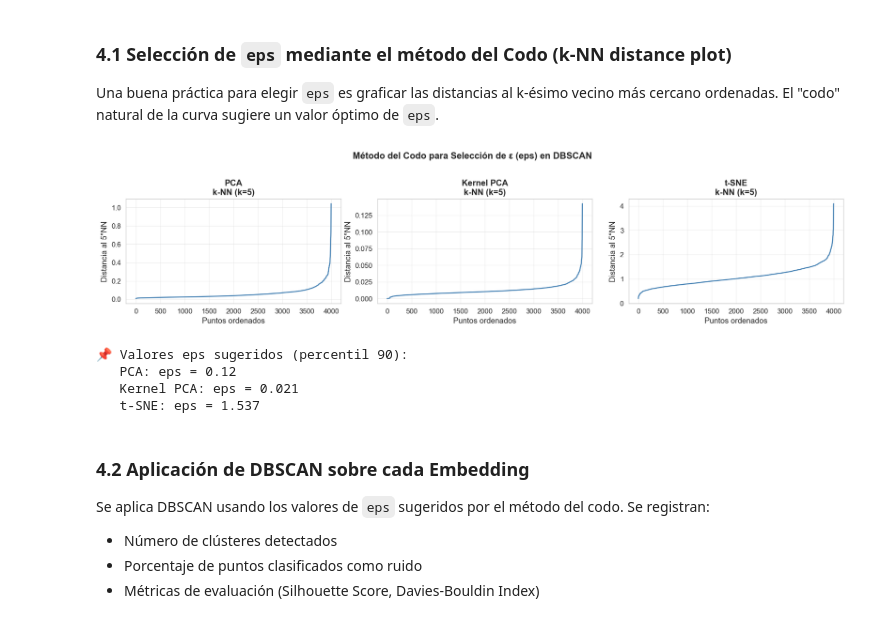
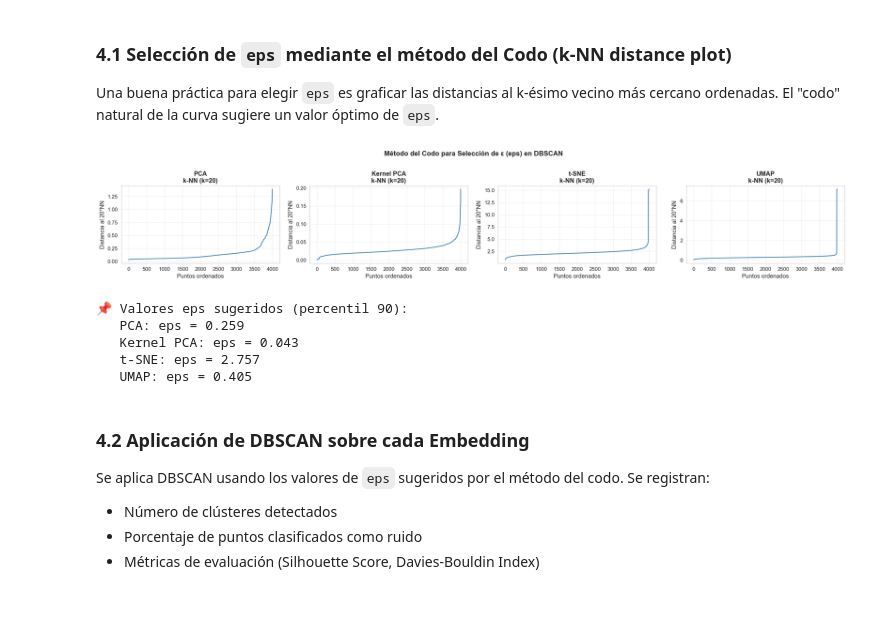
Before and after one commit to OFFICIAL-SBC/ML-K_Means-GMM, a Jupyter notebook: Taller-2/Taller - 2_2.ipynb, the cells around one changed output. Cells and saved outputs as stored; diff of their text form; code cells hidden in the pictures.

Commit message:
Exported DBSCAN model

```diff
--- a/Taller-2/Taller - 2_2.ipynb
+++ b/Taller-2/Taller - 2_2.ipynb
@@ -137,25 +130,19 @@ None
 | 75% | 0.506917 | 0.000000 | 1.000000 | 0.000000e+00 | 0.000000e+00 | 0.489062 | 0.270335 | 1.000000 | ... |
 | max | 3.133821 | 4.330657 | 1.238082 | 3.816392e-17 | 2.740863e-16 | 1.980683 | 2.220149 | 1.117962 | ... |
 # %%
-# ── Selección de features numéricas y escalado ─────────────────────────────
-# Seleccionar solo columnas numéricas (excluir ID o columnas categóricas si existen)
-numeric_cols = df.select_dtypes(include=[np.number]).columns.tolist()
+feature_cols = df.select_dtypes(include=[np.number]).columns.tolist()
 
-# Excluir columnas que podrían ser IDs (nombre común en Airlines dataset)
-exclude_cols = [col for col in numeric_cols if col.lower() in ['id', 'customerid', 'customer_id']]
-feature_cols = [col for col in numeric_cols if col not in exclude_cols]
+print(f"Selected Features({len(feature_cols)}): {feature_cols}")
 
-print(f"🔢 Features seleccionadas ({len(feature_cols)}): {feature_cols}")
-
-# Eliminar filas con NaN en las features
+# Delete rows with NaN
 df_clean = df[feature_cols].dropna()
 print(f"\n📐 Forma final (sin NaN): {df_clean.shape}")
 
-# Estandarizar los datos (media=0, std=1)
+# Standardize (median=0, std=1)
 scaler = StandardScaler()
 X_scaled = scaler.fit_transform(df_clean)
 
-print("\n✅ Datos estandarizados correctamente")
+print("Standardized Data")
 print(f"   Media  ≈ {X_scaled.mean():.4f}")
-print(f"   Desv.  ≈ {X_scaled.std():.4f}")
+print(f"   STD.  ≈ {X_scaled.std():.4f}")
 # %% [output]
@@ -242,48 +247,49 @@ Los puntos que no pertenecen a ningún clúster son etiquetados como **ruido (-1
 Una buena práctica para elegir `eps` es graficar las distancias al k-ésimo vecino más cercano ordenadas. El "codo" natural de la curva sugiere un valor óptimo de `eps`.
 # %%
 def plot_knn_distance(X, k=5, title="k-NN Distance Plot", ax=None):
-    """Gráfica de distancias al k-ésimo vecino para seleccionar eps en DBSCAN."""
+    """Graph of distances to the k-th neighbor for selecting eps in DBSCAN."""
     nbrs = NearestNeighbors(n_neighbors=k).fit(X)
     distances, _ = nbrs.kneighbors(X)
-    distances = np.sort(distances[:, k-1])  # distancia al k-ésimo vecino
+    distances = np.sort(distances[:, k-1])  # distance to the k-th neighbor
     if ax is None:
         _, ax = plt.subplots(figsize=(5, 3))
     ax.plot(distances, linewidth=1.5, color='steelblue')
     ax.set_title(title, fontsize=12, fontweight='bold')
     ax.set_xlabel("Puntos ordenados")
     ax.set_ylabel(f"Distancia al {k}°NN")
     ax.grid(True, alpha=0.3)
     return distances
 
 
 n_embeddings = len(embeddings)
 fig, axes = plt.subplots(1, n_embeddings, figsize=(5 * n_embeddings, 3.5))
 if n_embeddings == 1:
     axes = [axes]
 
 eps_suggestions = {}
-K_NN = 5
+K_NN = df_clean.shape[1]*2
 
 for ax, (name, X_emb) in zip(axes, embeddings.items()):
     dists = plot_knn_distance(X_emb, k=K_NN, title=f"{name}\nk-NN (k={K_NN})", ax=ax)
     # Sugerir eps en el percentil 90 de las distancias (zona del codo)
     eps_suggestions[name] = round(np.percentile(dists, 90), 3)
 
 plt.suptitle("Método del Codo para Selección de ε (eps) en DBSCAN",
              fontsize=13, fontweight='bold', y=1.02)
 plt.tight_layout()
 plt.savefig('knn_distance_plot.png', bbox_inches='tight', dpi=120)
 plt.show()
 
 print("\n📌 Valores eps sugeridos (percentil 90):")
 for name, eps in eps_suggestions.items():
     print(f"   {name}: eps = {eps}")
 # %% [output]
-[figure, old version]
+[figure, new version]
 📌 Valores eps sugeridos (percentil 90):
-   PCA: eps = 0.12
-   Kernel PCA: eps = 0.021
-   t-SNE: eps = 1.537
+   PCA: eps = 0.259
+   Kernel PCA: eps = 0.043
+   t-SNE: eps = 2.757
+   UMAP: eps = 0.405
 # %% [markdown]
 ### 4.2 Aplicación de DBSCAN sobre cada Embedding
 
```
Also changed, not shown: parts of 15 cells of this notebook, 7 other files.
